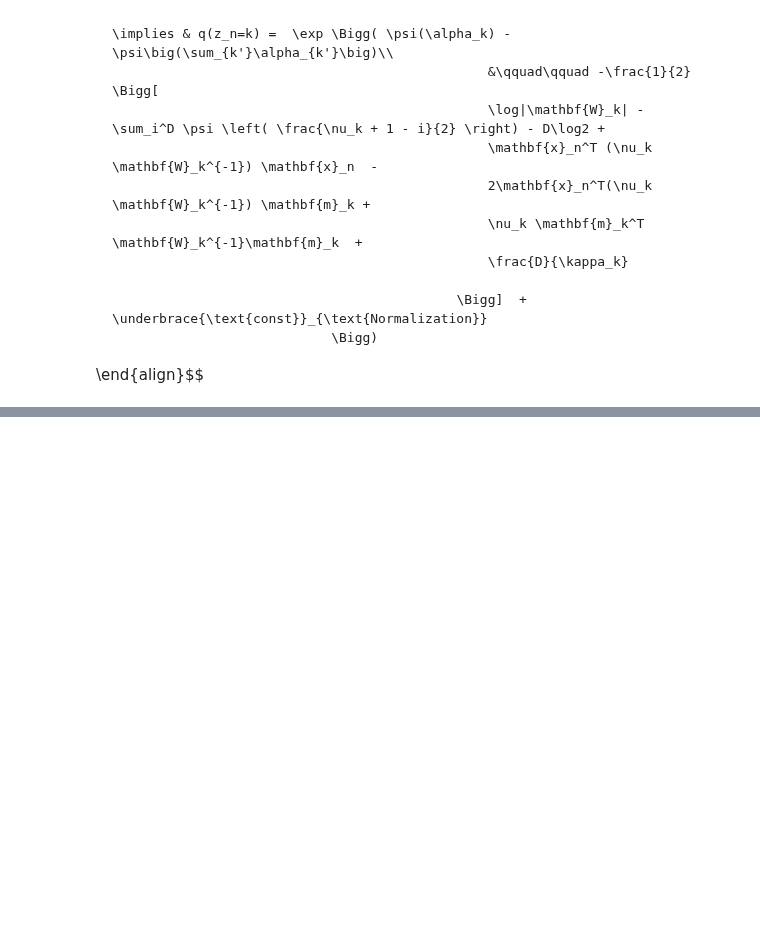
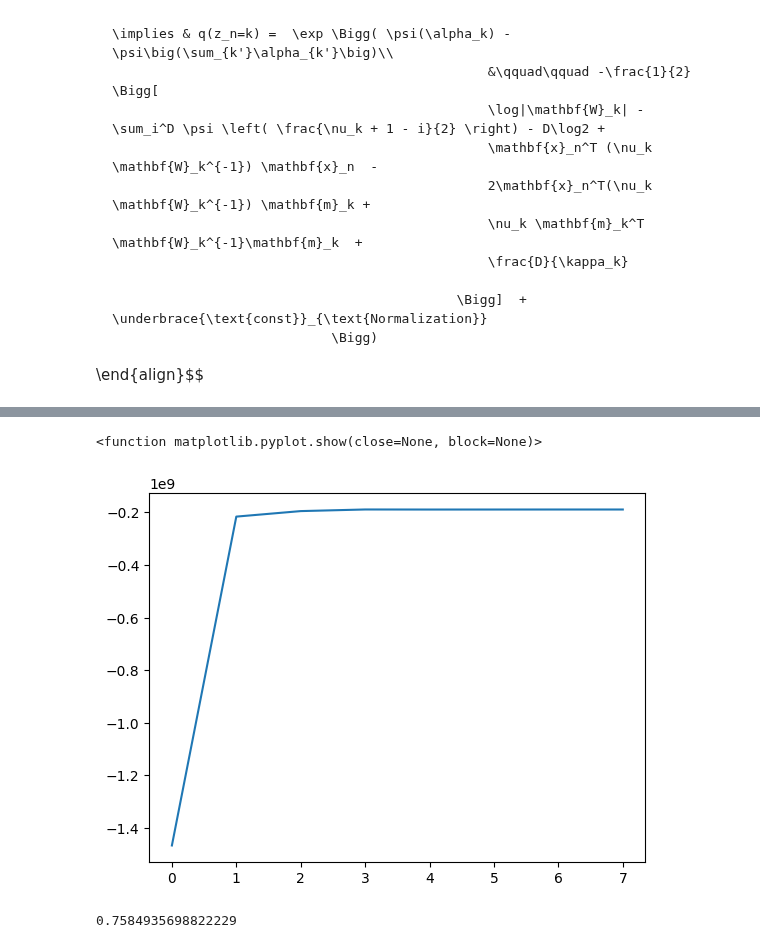
Before and after one commit to jimmyjz1127/bayesian-mixture-model-missing-data, a Jupyter notebook: Week6/GMMVI_MeanField.ipynb, the cells around one changed output, grey strips where cells are left out. Drawn from its saved outputs; the diff is of its cells as text; code cells hidden in the pictures; blank space fills up the shorter version.

Commit message:
Complteted implementation of Meanfield VI for GMM with all unknown

```diff
--- a/Week6/GMMVI_MeanField.ipynb
+++ b/Week6/GMMVI_MeanField.ipynb
@@ -22,3 +23,6 @@ from scipy.special import psi
+# %%
+random_seed = 123
+rng = np.random.default_rng(random_seed)
 # %% [markdown]
 We want to compute the intractable GMM posterior:
 $$
@@ -502,0 +569,5 @@ $$\begin{align}
+# %%
+def update_π(R,K,α_0):
+    αs = α_0 + np.sum(R, axis=0)
+
+    return αs
@@ -502,0 +670,2 @@ $$\begin{align}
+# %%
+R, W, kappa, m, ν, α, loglikes = meanfield_vi(X,5,100)
@@ -502,0 +674,10 @@ $$\begin{align}
+# %%
+plt.plot(loglikes)
+plt.show
+# %% [output]
+<function matplotlib.pyplot.show(close=None, block=None)>
+[figure, added]
+# %%
+metrics.adjusted_rand_score(y, zs)
+# %% [output]
+0.7584935698822229
```
Also changed, not shown: parts of 12 cells of this notebook.
